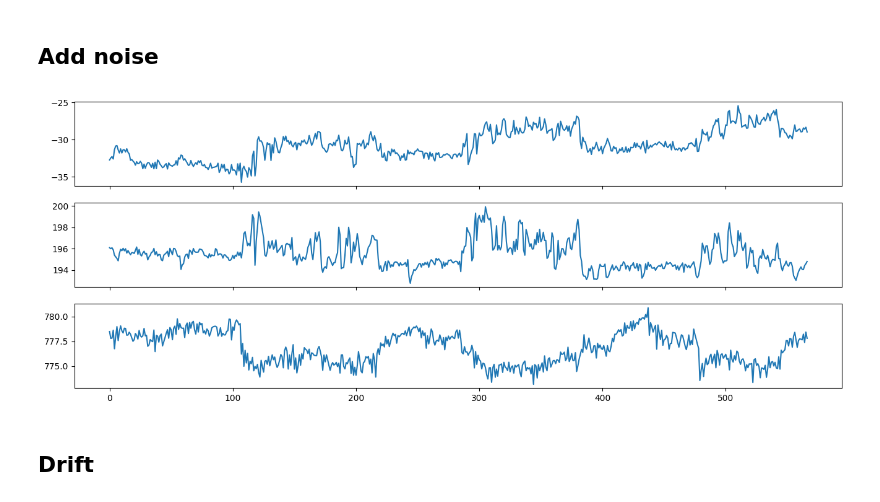
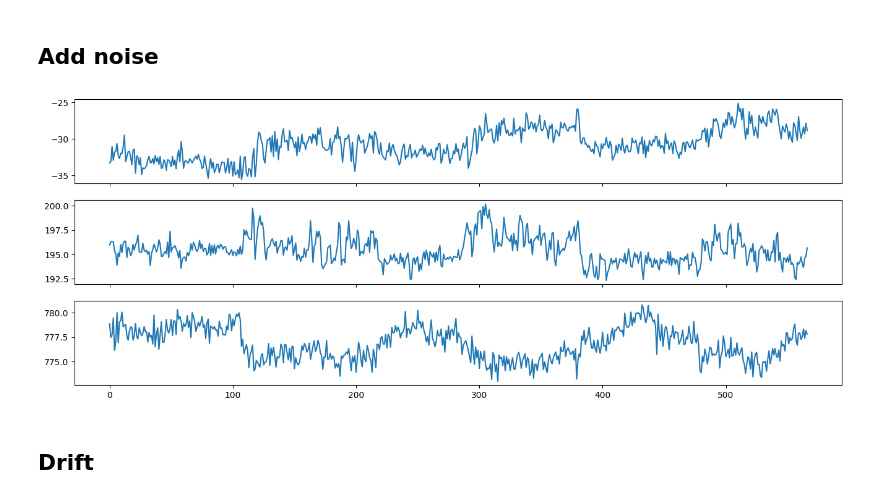
Before and after one commit to Arisiru/research-face-excercises-dynamics, a Jupyter notebook: src/Data Augmentation.ipynb, the cells around one changed output. Drawn from its saved outputs; the diff is of its cells as text; code cells hidden in the pictures.

```diff
--- a/src/Data Augmentation.ipynb
+++ b/src/Data Augmentation.ipynb
@@ -42,11 +42,11 @@ plot(d)
 # %% [markdown]
 ## Add noise
 # %%
-d_aug = tsaug.AddNoise(scale=0.01).augment(d)
+d_aug = tsaug.AddNoise(scale=0.07).augment(d)
 
 plot(d_aug);
 # %% [output]
-[figure, old version]
+[figure, new version]
 # %% [markdown]
 ## Drift
 # %%
```
Also changed, not shown: parts of 1 cell of this notebook, 4 other files.
